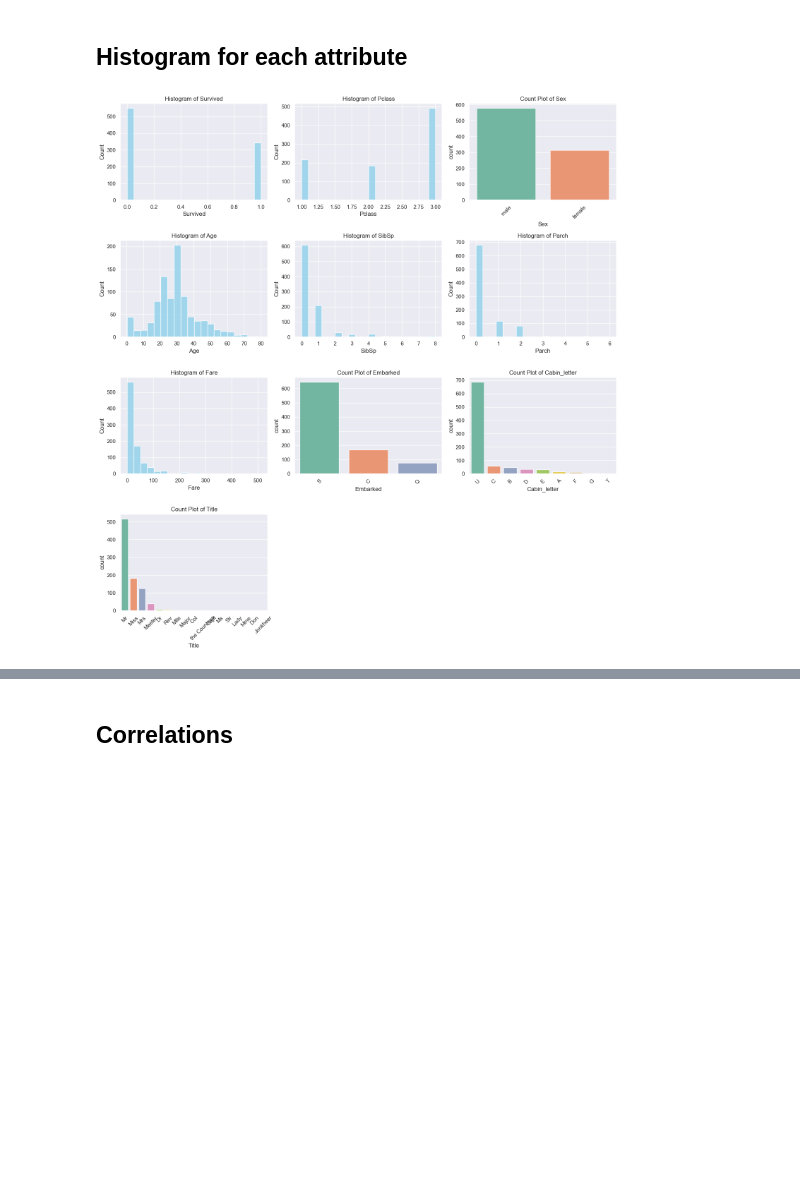
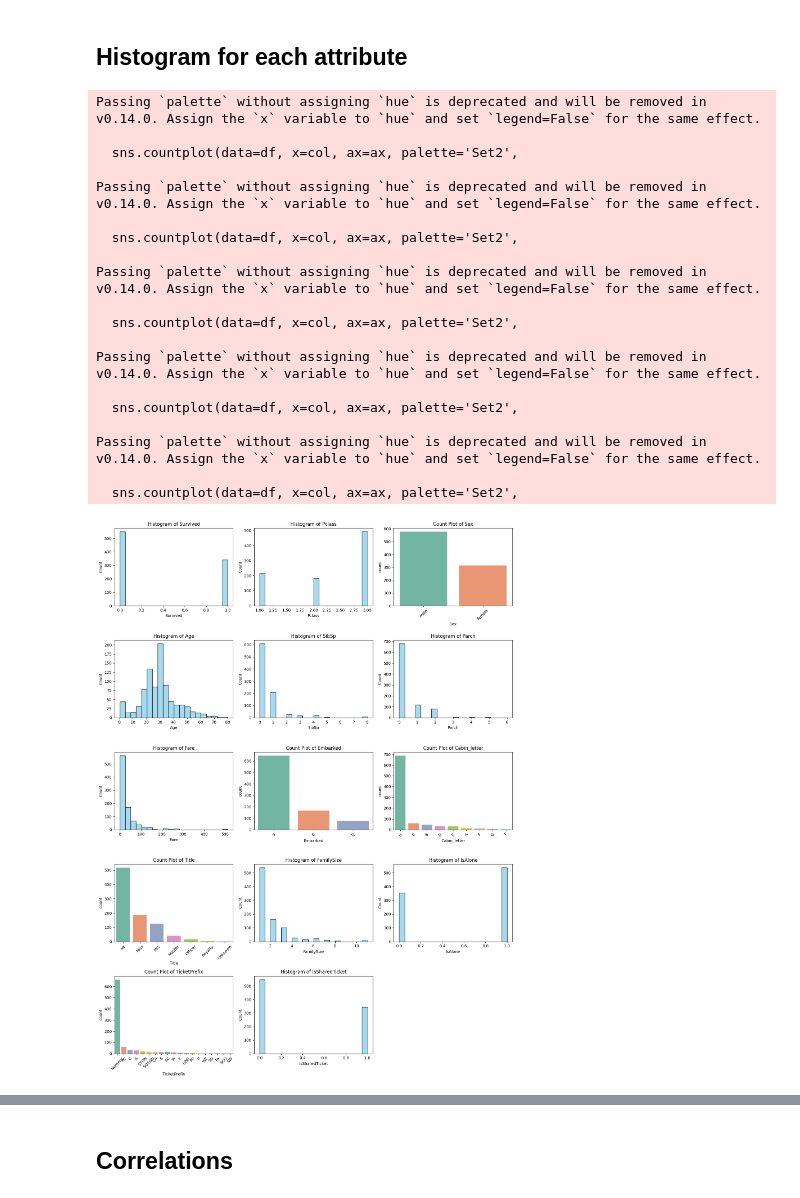
Before and after one commit to h-dashti/end-to-end-ml-projects, a Jupyter notebook: titanic-survival-prediction/exploration.ipynb, the cells around one changed output, grey strips where cells are left out. Cells and saved outputs as stored; diff of their text form; code cells hidden in the pictures; blank space fills up the shorter version.

```diff
--- a/titanic-survival-prediction/exploration.ipynb
+++ b/titanic-survival-prediction/exploration.ipynb
@@ -4,7 +4,7 @@ import numpy as np
 import matplotlib.pyplot as plt
 import seaborn as sns
 # %%
-df_original = pd.read_csv('./titanic-survival-prediction/data/train.csv')
+df_original = pd.read_csv('./train.csv')
 # %%
 df_original.info()
 # %% [output]
@@ -106,35 +203,61 @@ memory usage: 90.6+ KB
 # %% [markdown]
 ## Histogram for each attribute
 # %%
+df = DataFramePreprocessor().fit_transform(df_original)
+
 # Set number of plots per row
-list_of_attributes = ['Survived', 'Pclass', 'Sex', 'Age', 'SibSp',  'Parch', 'Fare', 'Embarked', 'Cabin_letter', 'Title', ]
+list_of_attributes = ['Survived', 'Pclass', 'Sex', 'Age', 'SibSp',  'Parch',
+                      'Fare', 'Embarked', 'Cabin_letter', 'Title',
+                      'FamilySize', 'IsAlone', 'TicketPrefix',
+                      'IsSharedTicket'
+                      ]
 n_cols = 3
 n_plots = len(list_of_attributes)
 n_rows = (n_plots + n_cols - 1) // n_cols
 
 # Create subplots
 fig, axes = plt.subplots(n_rows, n_cols, figsize=(5 * n_cols, 4 * n_rows))
 axes = axes.flatten()
 
 
 for i, col in enumerate(list_of_attributes):
     ax = axes[i]
     if df[col].dtype in ['int64', 'float64']:   # this is a numeric attribute
         sns.histplot(df[col].dropna(), bins=20, ax=ax, kde=False, color='skyblue')
         ax.set_title(f"Histogram of {col}")
     else:
-        sns.countplot(data=df, x=col, ax=ax, palette='Set2', order=df[col].value_counts().index)
+        sns.countplot(data=df, x=col, ax=ax, palette='Set2',
+                      order=df[col].value_counts().index)
         ax.set_title(f"Count Plot of {col}")
         ax.tick_params(axis='x', rotation=45)
 
 # Hide any unused subplots
 for j in range(i + 1, len(axes)):
     fig.delaxes(axes[j])
 
 plt.tight_layout()
 plt.show()
 # %% [output]
+Passing `palette` without assigning `hue` is deprecated and will be removed in v0.14.0. Assign the `x` variable to `hue` and set `legend=False` for the same effect.
+
+  sns.countplot(data=df, x=col, ax=ax, palette='Set2',
+
+Passing `palette` without assigning `hue` is deprecated and will be removed in v0.14.0. Assign the `x` variable to `hue` and set `legend=False` for the same effect.
+
+  sns.countplot(data=df, x=col, ax=ax, palette='Set2',
+
+Passing `palette` without assigning `hue` is deprecated and will be removed in v0.14.0. Assign the `x` variable to `hue` and set `legend=False` for the same effect.
+
+  sns.countplot(data=df, x=col, ax=ax, palette='Set2',
+
+Passing `palette` without assigning `hue` is deprecated and will be removed in v0.14.0. Assign the `x` variable to `hue` and set `legend=False` for the same effect.
+
+  sns.countplot(data=df, x=col, ax=ax, palette='Set2',
+
+Passing `palette` without assigning `hue` is deprecated and will be removed in v0.14.0. Assign the `x` variable to `hue` and set `legend=False` for the same effect.
+
+  sns.countplot(data=df, x=col, ax=ax, palette='Set2',
-[figure, old version]
+[figure, new version]
 # %%
 df.isnull().sum()[df.isnull().sum() > 0]
 # %% [output]
```
Also changed, not shown: parts of 28 cells of this notebook, 5 other files.
